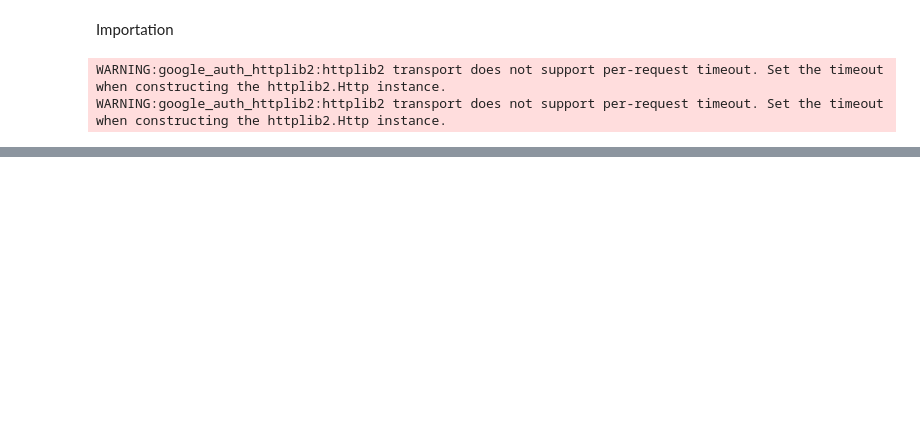
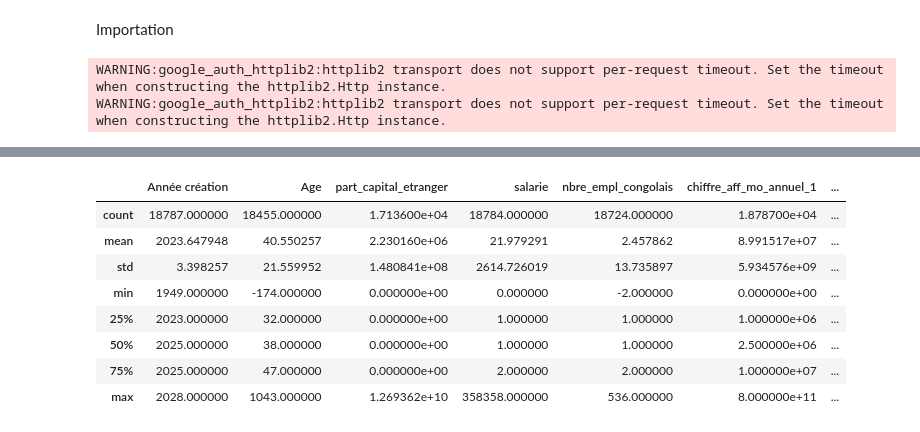
Before and after one commit to Perine23Dev/analyse-entreprises-emploi-republique-du-congo, a Jupyter notebook: projet_base.ipynb, the cells around one changed output, grey strips where cells are left out. Saved outputs shown, nothing was run; the diff lists cells and outputs as text; code cells hidden in the pictures; blank space fills up the shorter version.

Commit message:
Ajout des premières requêtes d'exploration des données

```diff
--- a/projet_base.ipynb
+++ b/projet_base.ipynb
@@ -33,0 +78,13 @@ WARNING:google_auth_httplib2:httplib2 transport does not support per-request tim
+# %%
+#affichage des premières statistiques du dataframes
+df.describe()
+# %% [output]
+|  | Année création | Age | part_capital_etranger | salarie | nbre_empl_congolais | chiffre_aff_mo_annuel_1 | ... |
+| count | 18787.000000 | 18455.000000 | 1.713600e+04 | 18784.000000 | 18724.000000 | 1.878700e+04 | ... |
+| mean | 2023.647948 | 40.550257 | 2.230160e+06 | 21.979291 | 2.457862 | 8.991517e+07 | ... |
+| std | 3.398257 | 21.559952 | 1.480841e+08 | 2614.726019 | 13.735897 | 5.934576e+09 | ... |
+| min | 1949.000000 | -174.000000 | 0.000000e+00 | 0.000000 | -2.000000 | 0.000000e+00 | ... |
+| 25% | 2023.000000 | 32.000000 | 0.000000e+00 | 1.000000 | 1.000000 | 1.000000e+06 | ... |
+| 50% | 2025.000000 | 38.000000 | 0.000000e+00 | 1.000000 | 1.000000 | 2.500000e+06 | ... |
+| 75% | 2025.000000 | 47.000000 | 0.000000e+00 | 2.000000 | 2.000000 | 1.000000e+07 | ... |
+| max | 2028.000000 | 1043.000000 | 1.269362e+10 | 358358.000000 | 536.000000 | 8.000000e+11 | ... |
```
Also changed, not shown: parts of 13 cells of this notebook.
